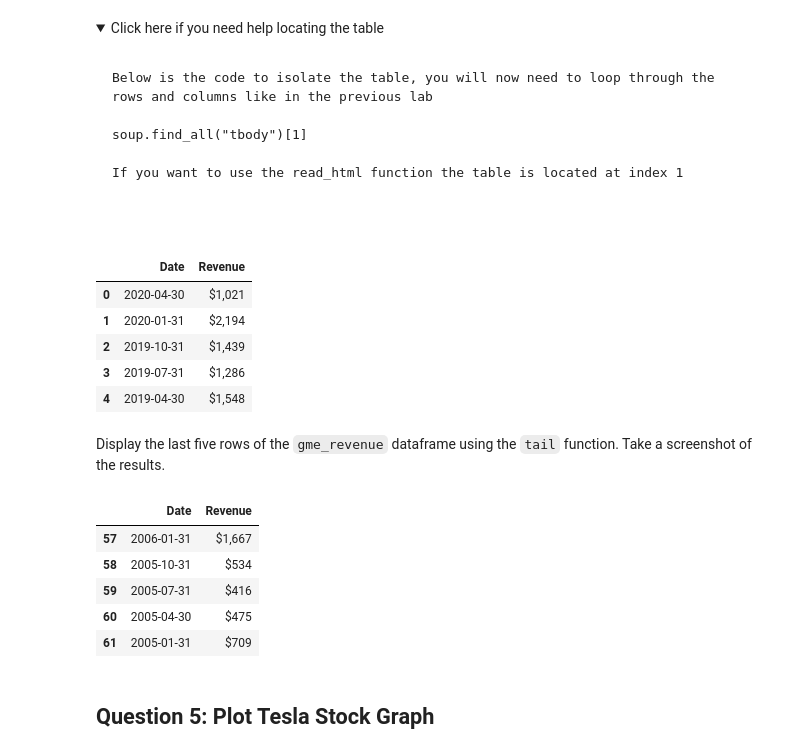
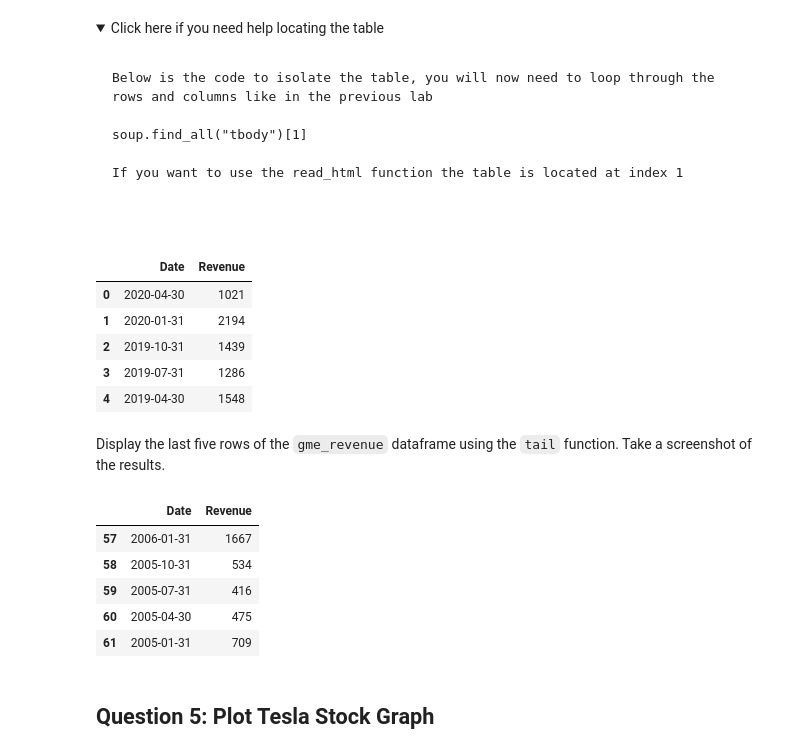
Before and after one commit to thangnh1/Analyzing-Historical-Stock, a Jupyter notebook: Final Assignment.ipynb, the cells around one changed output. Cells and saved outputs as stored; diff of their text form; code cells hidden in the pictures; folded sections open.

```diff
--- a/Final Assignment.ipynb
+++ b/Final Assignment.ipynb
@@ -255,33 +291,33 @@ If you want to use the read_html function the table is located at index 1
 # %%
 #create DataFrame using read_html
 read_html_gme_data=pd.read_html(url)
 gme_revenue = read_html_gme_data[1]
 #to make DataFrame have columns Date and Revenue by using rename function
 gme_revenue = gme_revenue.rename(columns={'GameStop Quarterly Revenue (Millions of US $)':'Date','GameStop Quarterly Revenue (Millions of US $).1':'Revenue'})
 #remove comma and dollar sign from the Revenue column
-gme_revenue["Revenue"] = gme_revenue['Revenue'].str.replace(',|\$',"")
+gme_revenue["Revenue"] = gme_revenue['Revenue'].str.replace(',|\$',"",regex=True)
 #remove null or empty strings from the Revenue column
 gme_revenue.dropna(inplace=True)
 gme_revenue = gme_revenue[gme_revenue['Revenue'] != ""]
 gme_revenue.head()
 # %% [output]
 |  | Date | Revenue |
-| 0 | 2020-04-30 | $1,021 |
-| 1 | 2020-01-31 | $2,194 |
-| 2 | 2019-10-31 | $1,439 |
-| 3 | 2019-07-31 | $1,286 |
-| 4 | 2019-04-30 | $1,548 |
+| 0 | 2020-04-30 | 1021 |
+| 1 | 2020-01-31 | 2194 |
+| 2 | 2019-10-31 | 1439 |
+| 3 | 2019-07-31 | 1286 |
+| 4 | 2019-04-30 | 1548 |
 # %% [markdown]
 Display the last five rows of the `gme_revenue` dataframe using the `tail` function. Take a screenshot of the results.
 # %%
 gme_revenue.tail()
 # %% [output]
 |  | Date | Revenue |
-| 57 | 2006-01-31 | $1,667 |
-| 58 | 2005-10-31 | $534 |
-| 59 | 2005-07-31 | $416 |
-| 60 | 2005-04-30 | $475 |
-| 61 | 2005-01-31 | $709 |
+| 57 | 2006-01-31 | 1667 |
+| 58 | 2005-10-31 | 534 |
+| 59 | 2005-07-31 | 416 |
+| 60 | 2005-04-30 | 475 |
+| 61 | 2005-01-31 | 709 |
 # %% [markdown]
 ## Question 5: Plot Tesla Stock Graph
 # %% [markdown]
```
Also changed, not shown: parts of 8 cells of this notebook.
